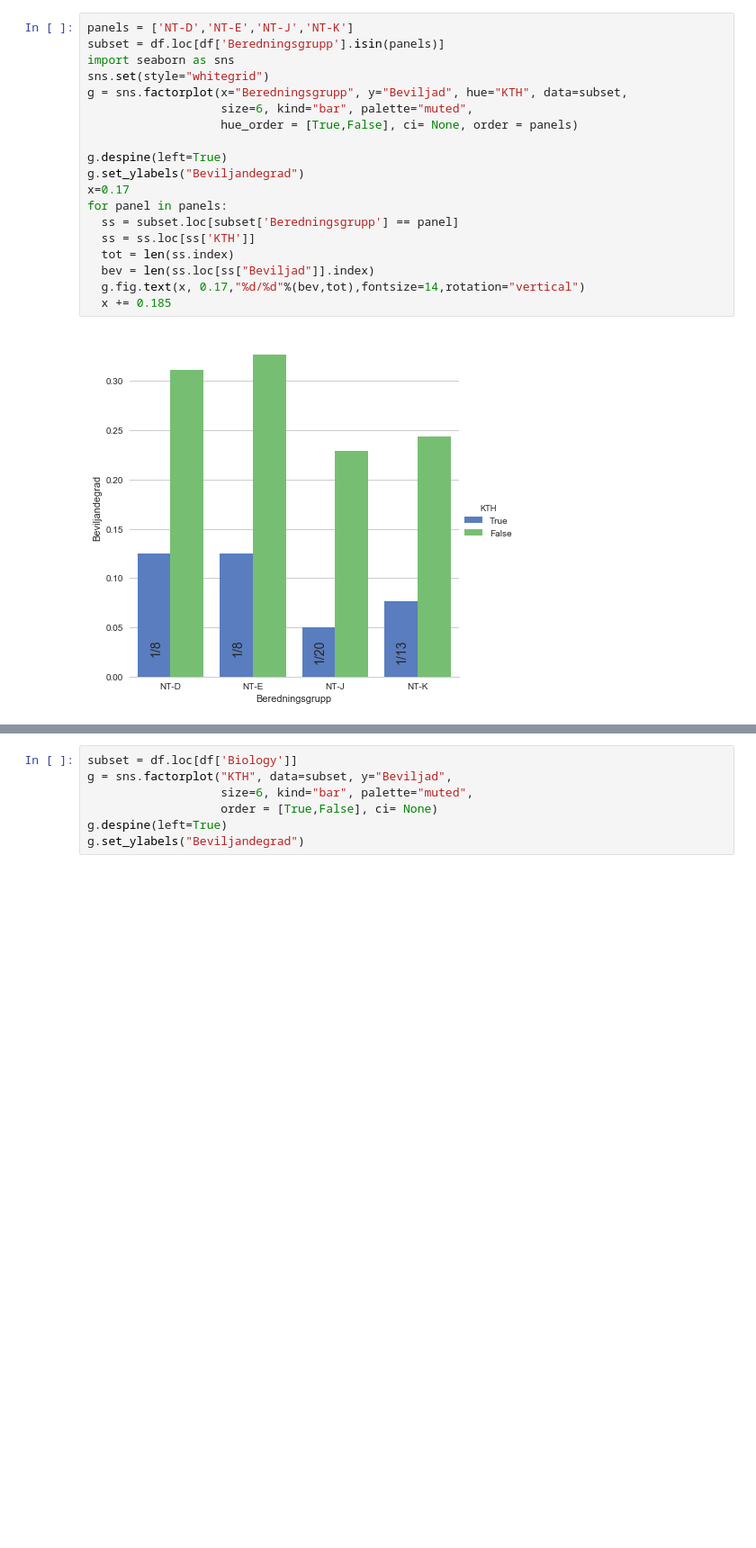
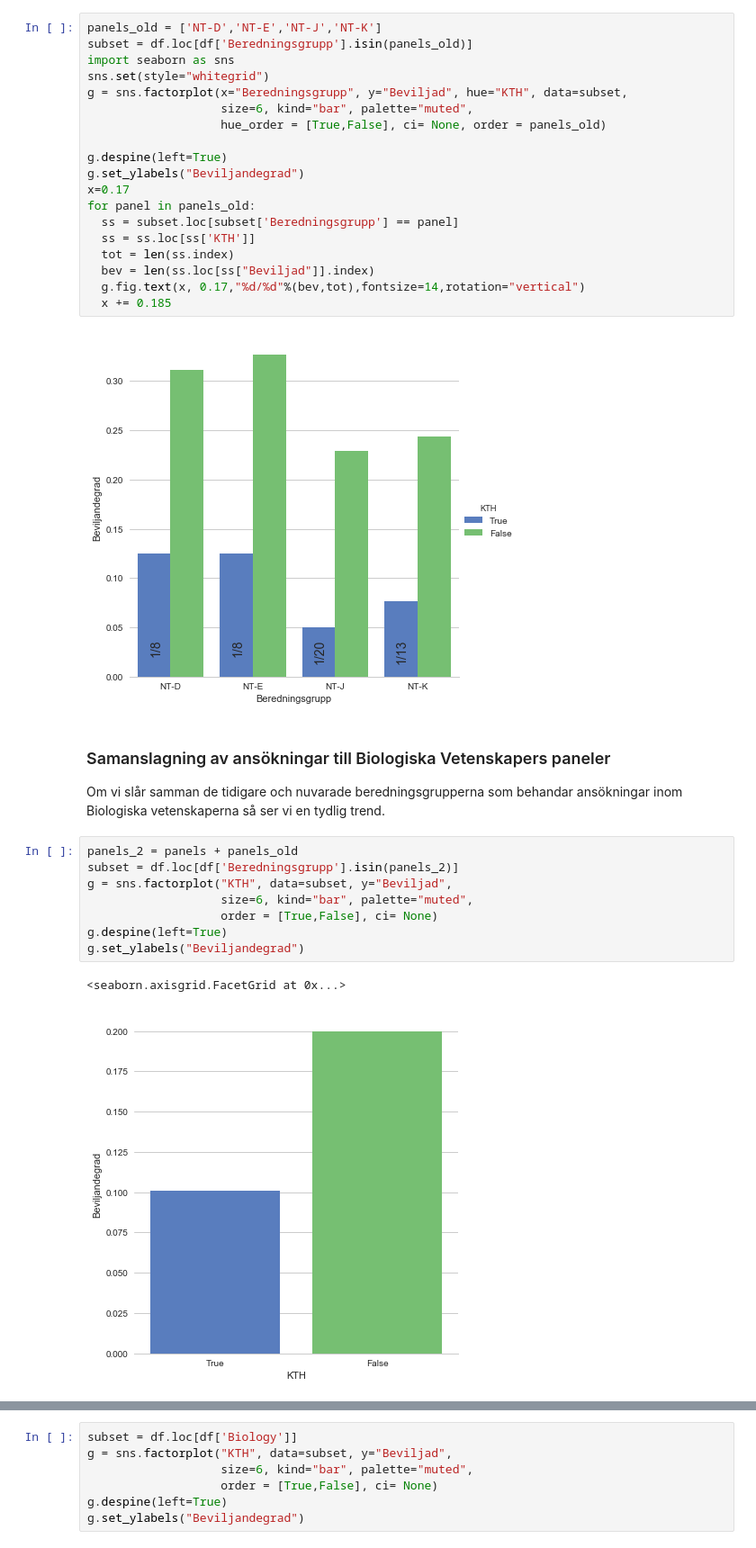
Before and after one commit to statisticalbiotechnology/vrbiostat, a Jupyter notebook: panelwise.ipynb, the cells around one changed output, grey strips where cells are left out. Shown at 90% size. Saved outputs shown, nothing was run; the diff lists cells and outputs as text; blank space fills up the shorter version.

```diff
--- a/panelwise.ipynb
+++ b/panelwise.ipynb
@@ -47,18 +47,18 @@ for panel in panels:
 # %% [markdown]
 Under 2008-2012 användes andra paneler, om vi plottar beviljandegraden innom dem får vi ett liknande resultat.
 # %%
-panels = ['NT-D','NT-E','NT-J','NT-K']
-subset = df.loc[df['Beredningsgrupp'].isin(panels)]
+panels_old = ['NT-D','NT-E','NT-J','NT-K']
+subset = df.loc[df['Beredningsgrupp'].isin(panels_old)]
 import seaborn as sns
 sns.set(style="whitegrid")
 g = sns.factorplot(x="Beredningsgrupp", y="Beviljad", hue="KTH", data=subset,
                    size=6, kind="bar", palette="muted",
-                   hue_order = [True,False], ci= None, order = panels)
+                   hue_order = [True,False], ci= None, order = panels_old)
 
 g.despine(left=True)
 g.set_ylabels("Beviljandegrad")
 x=0.17
-for panel in panels:
+for panel in panels_old:
   ss = subset.loc[subset['Beredningsgrupp'] == panel]
   ss = ss.loc[ss['KTH']]
   tot = len(ss.index)
@@ -67,3 +67,17 @@ for panel in panels:
   x += 0.185
 # %% [output]
 [figure]
+# %% [markdown]
+### Samanslagning av ansökningar till Biologiska Vetenskapers paneler
+Om vi slår samman de tidigare och nuvarade beredningsgrupperna som behandar ansökningar inom Biologiska vetenskaperna så ser vi en tydlig trend.
+# %%
+panels_2 = panels + panels_old
+subset = df.loc[df['Beredningsgrupp'].isin(panels_2)]
+g = sns.factorplot("KTH", data=subset, y="Beviljad",
+                   size=6, kind="bar", palette="muted",
+                   order = [True,False], ci= None)
+g.despine(left=True)
+g.set_ylabels("Beviljandegrad")
+# %% [output]
+<seaborn.axisgrid.FacetGrid at 0x...>
+[figure, added]
```
Also changed, not shown: parts of 2 cells of this notebook.
